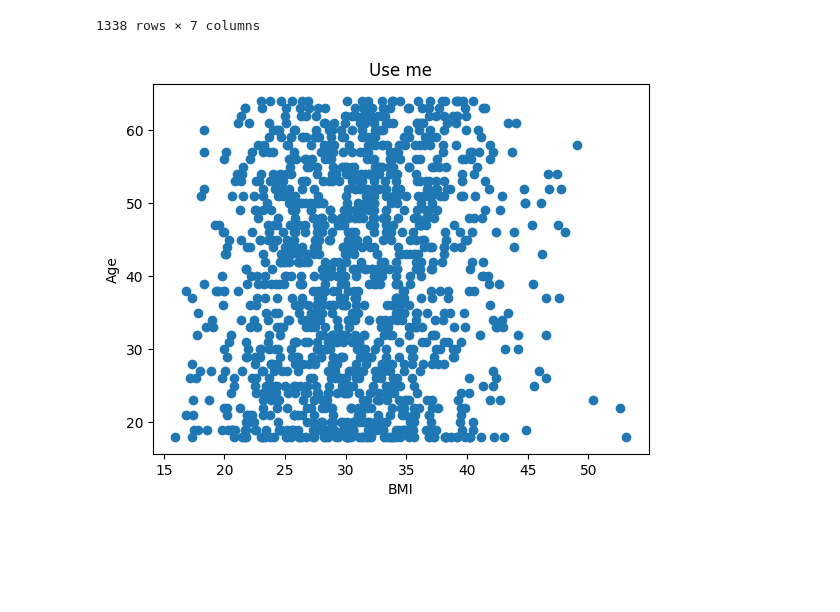
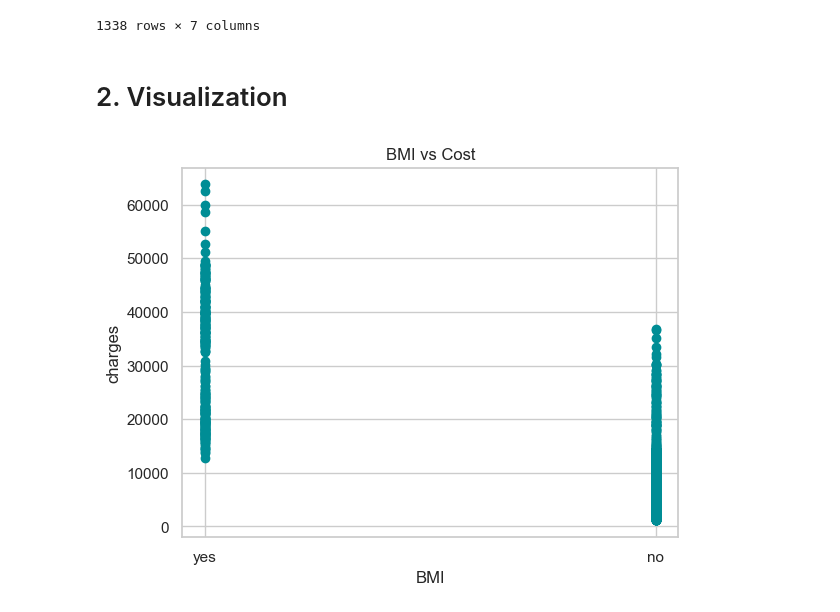
Before and after one commit to dronabopche/100-ML-AI-Project, a Jupyter notebook: ML_To_Train/04_Medical_Cost_Fliter/Medical_Cost_Filter.ipynb, the cells around one changed output. Saved outputs shown, nothing was run; the diff lists cells and outputs as text; code cells hidden in the pictures; blank space fills up the shorter version.

```diff
--- a/ML_To_Train/04_Medical_Cost_Fliter/Medical_Cost_Filter.ipynb
+++ b/ML_To_Train/04_Medical_Cost_Fliter/Medical_Cost_Filter.ipynb
@@ -7,6 +7,12 @@ import pandas as pd
 import matplotlib.pyplot as plt
 import seaborn as sns
 import numpy
+
+sns.set_theme(
+    style="whitegrid",
+    palette=["#008D95", "#EFC546", "#4CAF50"],
+    context="notebook"
+)
 # %%
 df = pd.read_csv('dataset/insurance.csv')
 
@@ -25,12 +31,14 @@ df
 | 1336 | 21 | female | 25.800 | 0 | no | southwest | 2007.94500 |
 | 1337 | 61 | female | 29.070 | 0 | yes | northwest | 29141.36030 |
 1338 rows × 7 columns
+# %% [markdown]
+# 2. Visualization
 # %%
-plt.scatter(df["bmi"], df["age"])
+plt.scatter(df["smoker"], df["charges"])
 plt.xlabel("BMI")
-plt.ylabel("Age")
-plt.title("Use me")
+plt.ylabel("charges")
+plt.title("BMI vs Cost")
 
 plt.show()
 # %% [output]
-[figure, old version]
+[figure, new version]
```
Also changed, not shown: parts of 25 cells of this notebook, 3 other files.
